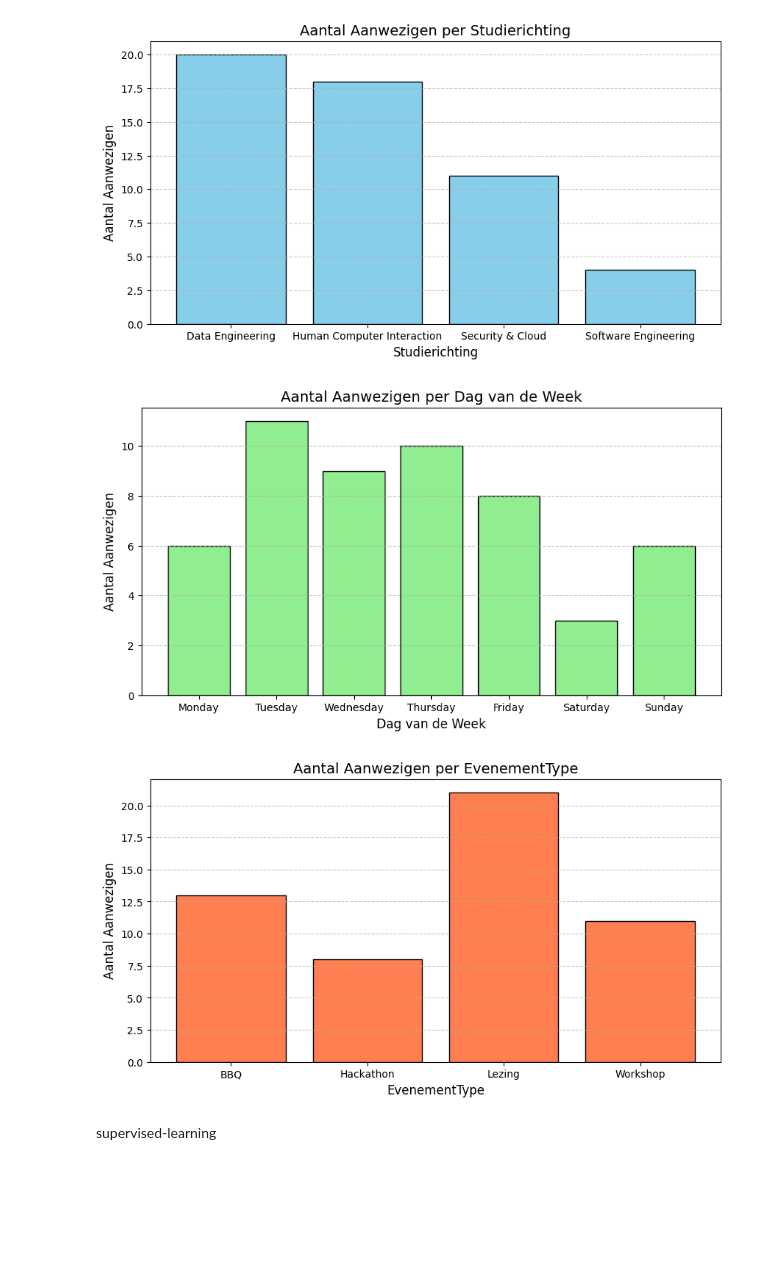
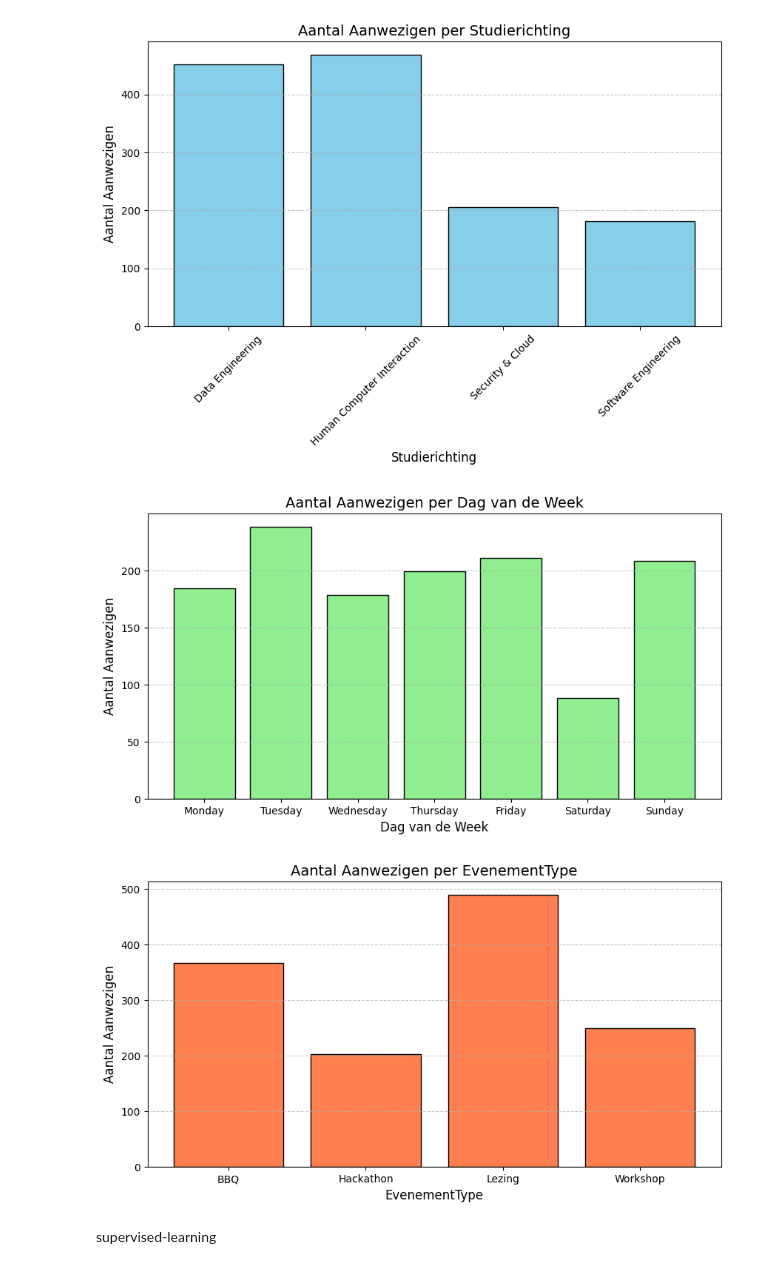
Before and after one commit to MikaBeee/Victuz-ML-model, a Jupyter notebook: datafilter.ipynb, the cells around one changed output. Saved outputs shown, nothing was run; the diff lists cells and outputs as text; code cells hidden in the pictures; blank space fills up the shorter version.

```diff
--- a/datafilter.ipynb
+++ b/datafilter.ipynb
@@ -230,0 +148,15 @@ data = pd.merge(data, gebruikersinformatie, on='GebruikerID')
+# %%
+
+df = pd.DataFrame(evenementaanwezigheid)
+
+# Maak drie nieuwe kolommen met 1 of 0 voor elke status
+df["Afwezig"] = (df["Aanwezigheidsstatus"] == "Afwezig").astype(int)
+df["Bijgewoond"] = (df["Aanwezigheidsstatus"] == "Bijgewoond").astype(int)
+df["Geregistreerd"] = (df["Aanwezigheidsstatus"] == "Geregistreerd").astype(int)
+
+# Verwijder de oude kolom
+df = df.drop(columns=["Aanwezigheidsstatus"])
+df = df.groupby(["EvenementID", "GebruikerID"], as_index=False).max()
+# Toon de eerste paar rijenkijken
+print(df)
+evenementaanwezigheid = df
@@ -231,18 +213,25 @@ data = pd.merge(data, gebruikersinformatie, on='GebruikerID')
 # %%
-# Zorg ervoor dat de datumkolommen datetime objects zijn
-data['EvenementDatum'] = pd.to_datetime(data['EvenementDatum'])
+# Voeg de aanwezigheid per evenement en gebruiker samen
+aanwezigheid = evenementaanwezigheid[['EvenementID', 'GebruikerID', 'Bijgewoond']]
 
-# Voeg een kolom toe voor de dag van de week
-data['DagVanDeWeek'] = data['EvenementDatum'].dt.day_name()
+# Voeg studierichting en lidmaatschapstype van de gebruiker toe aan aanwezigheid
+gebruikers_info = gebruikersinformatie[['GebruikerID', 'Studierichting']]
+aanwezigheid = pd.merge(aanwezigheid, gebruikers_info, on='GebruikerID', how='left')
+
+# Voeg EvenementType uit evenementinformatie toe aan de aanwezigheid
+evenement_info = evenementinformatie[['EvenementID', 'EvenementType']]
+aanwezigheid = pd.merge(aanwezigheid, evenement_info, on='EvenementID', how='left')
+
+aanwezigheid = pd.merge(aanwezigheid, evenementinformatie[['EvenementID', 'EvenementDatum']], on='EvenementID', how='left')
+aanwezigheid['EvenementDatum'] = pd.to_datetime(aanwezigheid['EvenementDatum'])
+aanwezigheid['DagVanDeWeek'] = aanwezigheid['EvenementDatum'].dt.day_name()
 
 # --- Analyse op Studierichting ---
-# Gemiddelde opkomst per opleiding
-studierichting_opkomst = data.groupby('Studierichting')['Aanwezigheidsstatus'].apply(lambda x: (x == 'Bijgewoond').sum()).reset_index()
+studierichting_opkomst = aanwezigheid.groupby('Studierichting')['Bijgewoond'].apply(lambda x: (x == 1).sum()).reset_index()
 studierichting_opkomst.columns = ['Studierichting', 'Aantal Aanwezigen']
 
 # --- Analyse op Dag van de Week ---
-# Gemiddelde opkomst per dag van de week
-dag_opkomst = data.groupby('DagVanDeWeek')['Aanwezigheidsstatus'].apply(lambda x: (x == 'Bijgewoond').sum()).reset_index()
+dag_opkomst = aanwezigheid.groupby('DagVanDeWeek')['Bijgewoond'].apply(lambda x: (x == 1).sum()).reset_index()
 dag_opkomst.columns = ['DagVanDeWeek', 'Aantal Aanwezigen']
 
 # Sorteer de dagen van de week
@@ -250,41 +239,42 @@ dag_volgorde = ['Monday', 'Tuesday', 'Wednesday', 'Thursday', 'Friday', 'Saturda
 dag_opkomst['DagVanDeWeek'] = pd.Categorical(dag_opkomst['DagVanDeWeek'], categories=dag_volgorde, ordered=True)
 dag_opkomst = dag_opkomst.sort_values('DagVanDeWeek')
 
+# --- Analyse op EvenementType ---
+evenementtype_opkomst = aanwezigheid.groupby('EvenementType')['Bijgewoond'].apply(lambda x: (x == 1).sum()).reset_index()
+evenementtype_opkomst.columns = ['EvenementType', 'Aantal Aanwezigen']
+
 # --- Visualisaties ---
+
 # 1. Visualiseer opkomst per opleiding
 plt.figure(figsize=(10, 5))
 plt.bar(studierichting_opkomst['Studierichting'], studierichting_opkomst['Aantal Aanwezigen'], color='skyblue', edgecolor='black')
 plt.title('Aantal Aanwezigen per Studierichting', fontsize=14)
 plt.xlabel('Studierichting', fontsize=12)
 plt.ylabel('Aantal Aanwezigen', fontsize=12)
 plt.grid(axis='y', linestyle='--', alpha=0.7)
+plt.xticks(rotation=45)
 plt.show()
 
 # 2. Visualiseer opkomst per dag van de week
 plt.figure(figsize=(10, 5))
 plt.bar(dag_opkomst['DagVanDeWeek'], dag_opkomst['Aantal Aanwezigen'], color='lightgreen', edgecolor='black')
 plt.title('Aantal Aanwezigen per Dag van de Week', fontsize=14)
 plt.xlabel('Dag van de Week', fontsize=12)
 plt.ylabel('Aantal Aanwezigen', fontsize=12)
 plt.grid(axis='y', linestyle='--', alpha=0.7)
 plt.show()
 
-# --- Analyse op EvenementType ---
-# Groepeer de data per EvenementType en bereken het aantal aanwezigen
-evenementtype_opkomst = data.groupby('EvenementType')['Aanwezigheidsstatus'].apply(lambda x: (x == 'Bijgewoond').sum()).reset_index()
-evenementtype_opkomst.columns = ['EvenementType', 'Aantal Aanwezigen']
-
-# --- Visualisatie ---
+# 3. Visualiseer opkomst per EvenementType
 plt.figure(figsize=(10, 5))
 plt.bar(evenementtype_opkomst['EvenementType'], evenementtype_opkomst['Aantal Aanwezigen'], color='coral', edgecolor='black')
 plt.title('Aantal Aanwezigen per EvenementType', fontsize=14)
 plt.xlabel('EvenementType', fontsize=12)
 plt.ylabel('Aantal Aanwezigen', fontsize=12)
 plt.grid(axis='y', linestyle='--', alpha=0.7)
 plt.show()
 # %% [output]
-[figure, old version]
+[figure, new version]
-[figure, old version]
+[figure, new version]
-[figure, old version]
+[figure, new version]
 # %% [markdown]
 supervised-learning
```
Also changed, not shown: parts of 45 cells of this notebook.
